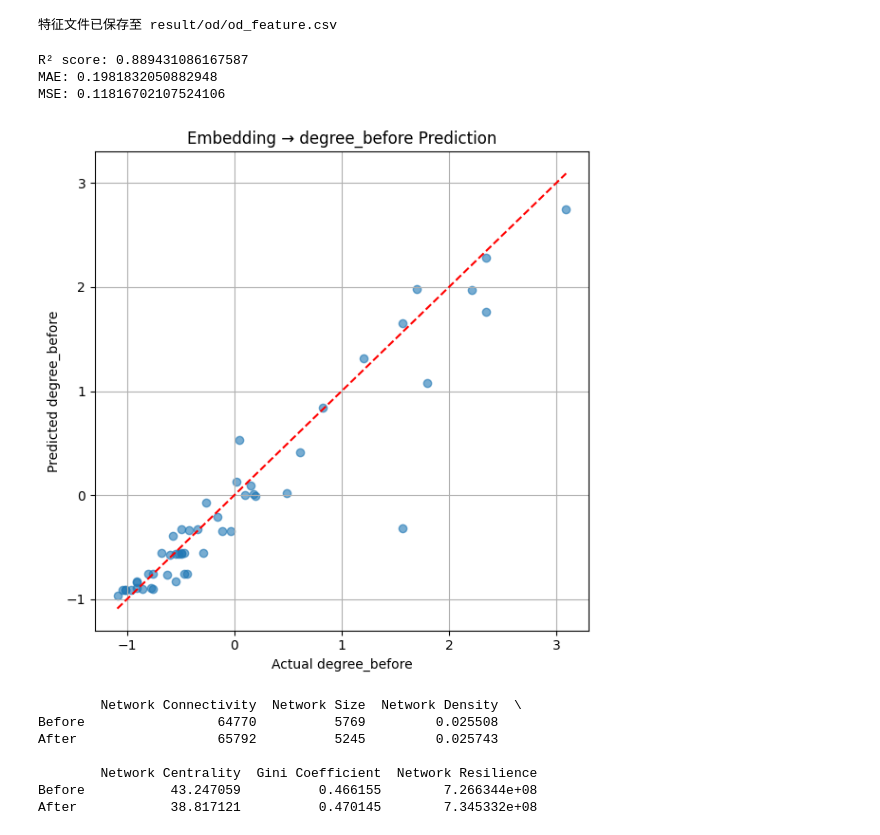
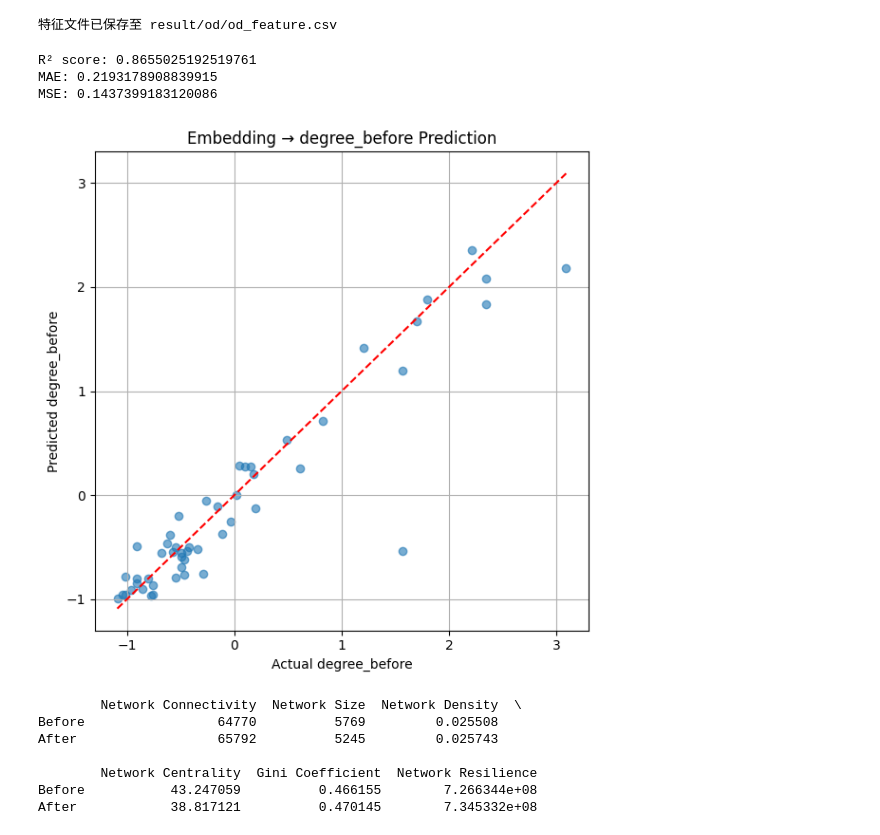
Before and after one commit to Paulliant/global-shipping-networks-analysis, a Jupyter notebook: Network Analysis/od_calculate.ipynb, the cells around one changed output. Drawn from its saved outputs; the diff is of its cells as text; code cells hidden in the pictures.

```diff
--- a/Network Analysis/od_calculate.ipynb
+++ b/Network Analysis/od_calculate.ipynb
@@ -312,7 +313,7 @@ pred_column = 'degree_before'
 # pred_column = 'pagerank_before'
 
 # 加载嵌入
-emb_df = pd.read_csv("result/graph_embedding/nodeembs_before_mlp.csv", header=None)
+emb_df = pd.read_csv("result/graph_embedding/nodeembs_before_lstmB.csv", header=None)
 emb_df = emb_df.rename(columns={0: 'label'})  # 第一列是节点 ID
 features = emb_df.drop(columns='label').values
 labels = emb_df['label'].astype(int).values
@@ -341,37 +342,37 @@ X_train, X_test, y_train, y_test = train_test_split(X, y, test_size=0.2, random_
 # ==== 模型选择 ====
 # model = LinearRegression()
 # model = Ridge(alpha=0.05)
 # model = Lasso(alpha=0.05)
 # model = RandomForestRegressor(n_estimators=500, random_state=42)
 # model = GradientBoostingRegressor(n_estimators=500, learning_rate=0.01, random_state=42)
 model = SVR()
 # model = KNeighborsRegressor(n_neighbors=5)
 # ==================
 
 # 训练模型
 model.fit(X_train, y_train)
 y_pred = model.predict(X_test)
 
 # 评估指标
 print("R² score:", r2_score(y_test, y_pred))
 print("MAE:", mean_absolute_error(y_test, y_pred))
 print("MSE:", mean_squared_error(y_test, y_pred))
 
 # 可视化
 plt.figure(figsize=(6,6))
 plt.scatter(y_test, y_pred, alpha=0.6)
 plt.plot([y_test.min(), y_test.max()], [y_test.min(), y_test.max()], 'r--')
 plt.xlabel(f"Actual {pred_column}")
 plt.ylabel(f"Predicted {pred_column}")
 plt.title(f"Embedding → {pred_column} Prediction")
 plt.grid(True)
 plt.tight_layout()
 plt.show()
 # %% [output]
-R² score: 0.889431086167587
-MAE: 0.1981832050882948
-MSE: 0.11816702107524106
+R² score: 0.8655025192519761
+MAE: 0.2193178908839915
+MSE: 0.1437399183120086
-[figure, old version]
+[figure, new version]
 # %%
 import pandas as pd
 import geopandas as gpd
```
Also changed, not shown: parts of 1 cell of this notebook, 2 other files.
